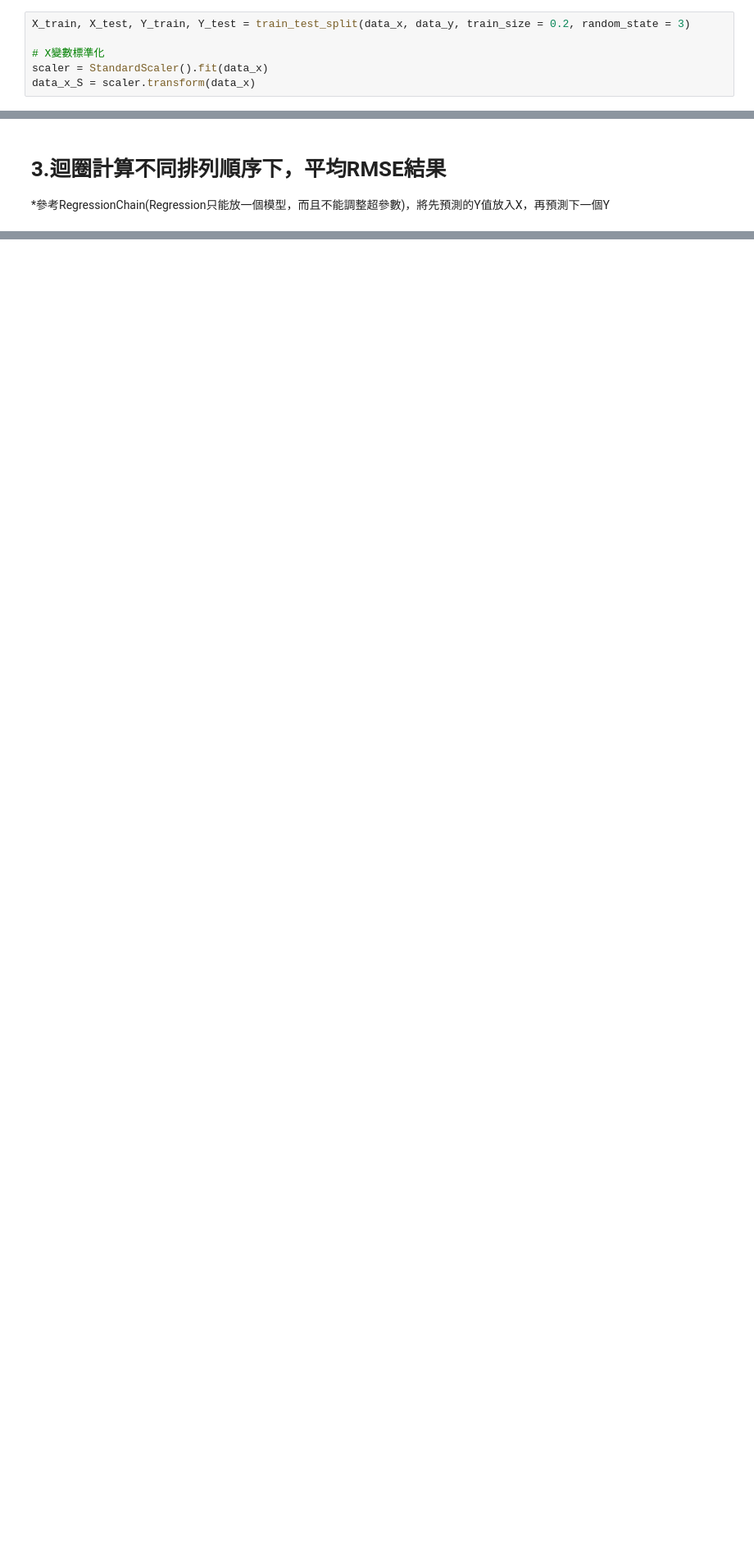
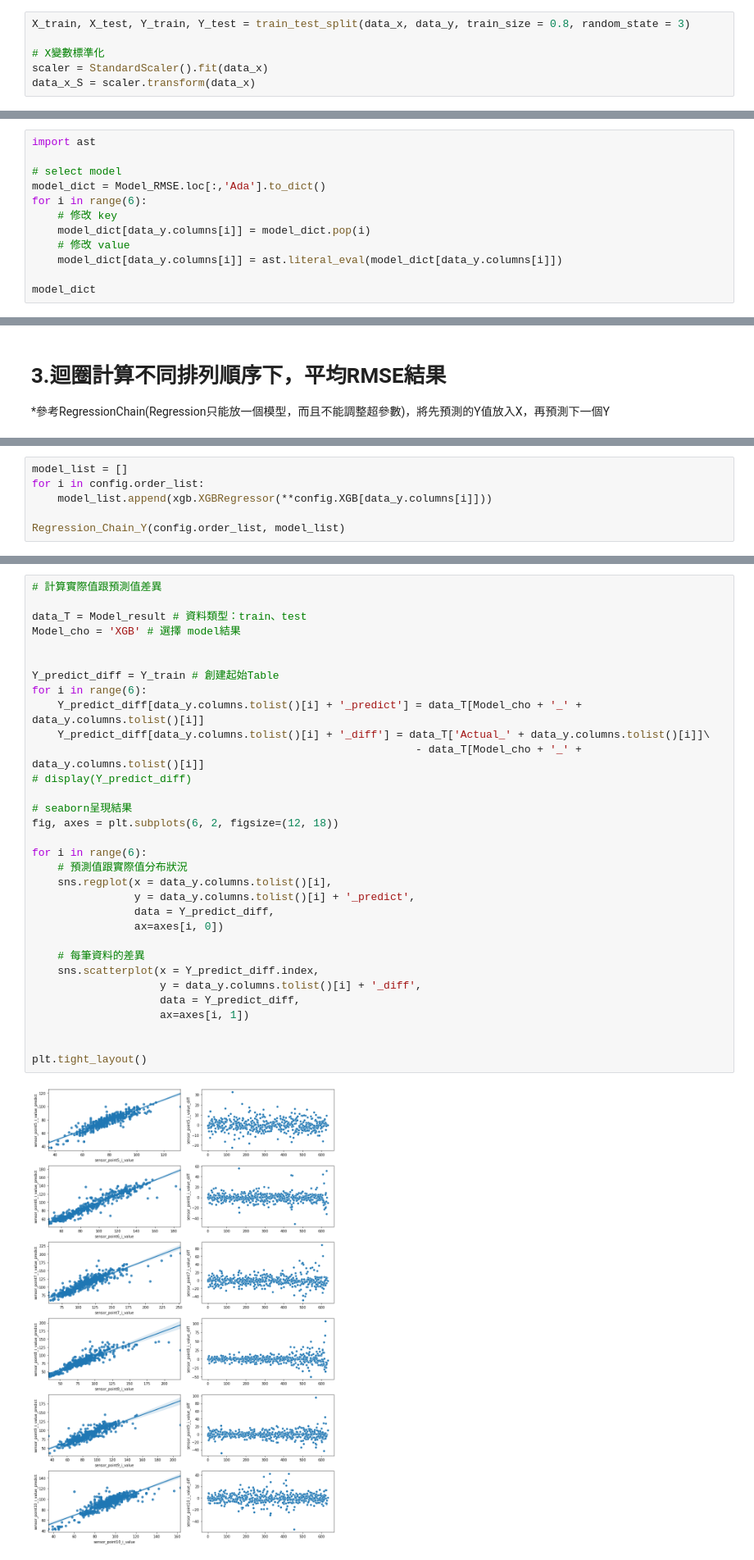
Before and after one commit to EricTsai83/IMBD_data_competition, a Jupyter notebook: Code/model.ipynb, the cells around one changed output, grey strips where cells are left out. Shown at 82% size. Saved outputs shown, nothing was run; the diff lists cells and outputs as text; blank space fills up the shorter version.

```diff
--- a/Code/model.ipynb
+++ b/Code/model.ipynb
@@ -152,7 +134,7 @@ display(Col_types(data_x))
 # %% [markdown]
 # 1.拆分訓練及測試集
 # %%
-X_train, X_test, Y_train, Y_test = train_test_split(data_x, data_y, train_size = 0.2, random_state = 3)
+X_train, X_test, Y_train, Y_test = train_test_split(data_x, data_y, train_size = 0.8, random_state = 3)
 
 # X變數標準化
 scaler = StandardScaler().fit(data_x)
@@ -310,0 +380,12 @@ display(Model_result_test)
+# %%
+import ast
+
+# select model
+model_dict = Model_RMSE.loc[:,'Ada'].to_dict()
+for i in range(6):
+    # 修改 key
+    model_dict[data_y.columns[i]] = model_dict.pop(i)
+    # 修改 value
+    model_dict[data_y.columns[i]] = ast.literal_eval(model_dict[data_y.columns[i]])
+
+model_dict
@@ -384,0 +426,6 @@ display(order_list_fn)
+# %%
+model_list = []
+for i in config.order_list:
+    model_list.append(xgb.XGBRegressor(**config.XGB[data_y.columns[i]]))
+
+Regression_Chain_Y(config.order_list, model_list)
@@ -385 +490,35 @@ display(order_list_fn)
+# %%
+# 計算實際值跟預測值差異
+
+data_T = Model_result # 資料類型：train、test
+Model_cho = 'XGB' # 選擇 model結果
+
+
+Y_predict_diff = Y_train # 創建起始Table
+for i in range(6):
+    Y_predict_diff[data_y.columns.tolist()[i] + '_predict'] = data_T[Model_cho + '_' + data_y.columns.tolist()[i]]
+    Y_predict_diff[data_y.columns.tolist()[i] + '_diff'] = data_T['Actual_' + data_y.columns.tolist()[i]]\
+                                                            - data_T[Model_cho + '_' + data_y.columns.tolist()[i]]
+# display(Y_predict_diff)
+
+# seaborn呈現結果
+fig, axes = plt.subplots(6, 2, figsize=(12, 18))
+
+for i in range(6):
+    # 預測值跟實際值分布狀況
+    sns.regplot(x = data_y.columns.tolist()[i],
+                y = data_y.columns.tolist()[i] + '_predict',
+                data = Y_predict_diff,
+                ax=axes[i, 0])
+
+    # 每筆資料的差異
+    sns.scatterplot(x = Y_predict_diff.index,
+                    y = data_y.columns.tolist()[i] + '_diff',
+                    data = Y_predict_diff,
+                    ax=axes[i, 1])
+
+
+plt.tight_layout()
+# %% [output]
+[figure, added]
 # %% [markdown]
```
Also changed, not shown: parts of 43 cells of this notebook.
